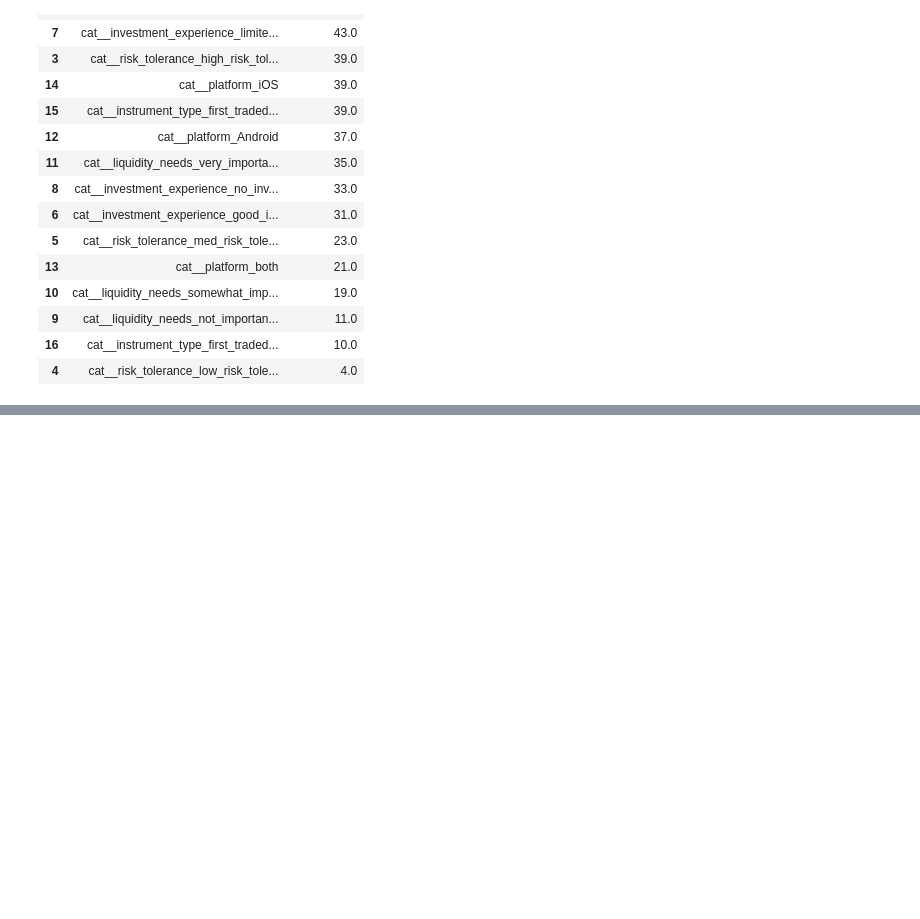
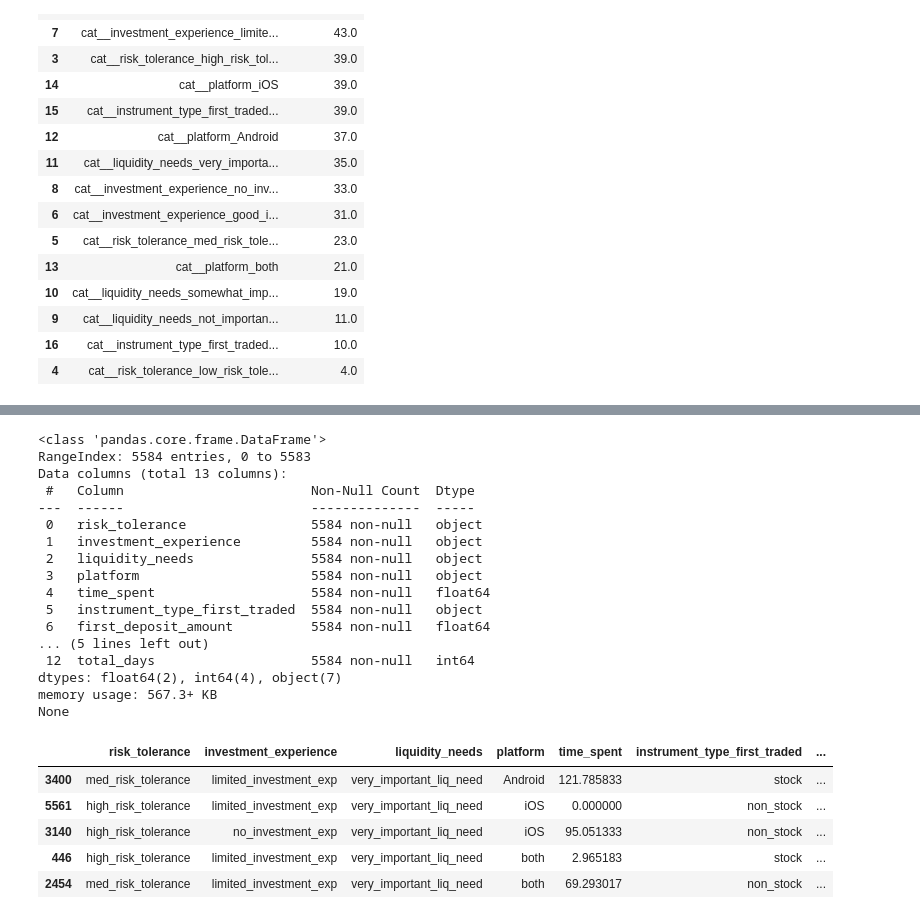
Before and after one commit to yuchild/magnimind_projects, a Jupyter notebook: robinhood_churn.ipynb, the cells around one changed output, grey strips where cells are left out. Drawn from its saved outputs; the diff is of its cells as text; code cells hidden in the pictures; blank space fills up the shorter version.

```diff
--- a/robinhood_churn.ipynb
+++ b/robinhood_churn.ipynb
@@ -967,0 +1072,12 @@ feature_importances_df
+# %%
+features_df = features_df_raw.copy()
+# change features of investment experience to 3
+features_df['investment_experience'] = features_df['investment_experience'].replace({
+    'extensive_investment_exp': 'good_investment_exp'
+})
+# Use vectorized operations to assign 'non_stock' to all values not equal to 'stock'
+features_df['instrument_type_first_traded'] = (
+    features_df['instrument_type_first_traded']
+    .where(features_df['instrument_type_first_traded'] == 'stock', 'non_stock')
+)
+features_df.info()
@@ -967,0 +1101,42 @@ feature_importances_df
+# %%
+# Assuming features_df and below_threshold_df are already defined and user_id exists in both
+
+# Merge the two DataFrames, selecting only the desired columns from below_threshold_df
+merged_df = features_df.merge(
+    below_threshold_df[['user_id', 'churn', 'times_below_20', 'days_below_20', 'total_days']],
+    on='user_id',
+    how='left'
+)
+
+# Optionally, if some users never had a below threshold event, fill NaN values with 0
+merged_df['times_below_20'] = merged_df['times_below_20'].fillna(0).astype(int)
+merged_df['days_below_20'] = merged_df['days_below_20'].fillna(0).astype(int)
+merged_df['total_days'] = merged_df['total_days'].fillna(0).astype(int)
+
+# Display info and a preview of the merged DataFrame
+print(merged_df.info())
+merged_df.sample(5)
+# %% [output]
+<class 'pandas.core.frame.DataFrame'>
+RangeIndex: 5584 entries, 0 to 5583
+Data columns (total 13 columns):
+ #   Column                        Non-Null Count  Dtype
+---  ------                        --------------  -----
+ 0   risk_tolerance                5584 non-null   object
+ 1   investment_experience         5584 non-null   object
+ 2   liquidity_needs               5584 non-null   object
+ 3   platform                      5584 non-null   object
+ 4   time_spent                    5584 non-null   float64
+ 5   instrument_type_first_traded  5584 non-null   object
+ 6   first_deposit_amount          5584 non-null   float64
+... (5 lines left out)
+ 12  total_days                    5584 non-null   int64
+dtypes: float64(2), int64(4), object(7)
+memory usage: 567.3+ KB
+None
+|  | risk_tolerance | investment_experience | liquidity_needs | platform | time_spent | instrument_type_first_traded | ... |
+| 3400 | med_risk_tolerance | limited_investment_exp | very_important_liq_need | Android | 121.785833 | stock | ... |
+| 5561 | high_risk_tolerance | limited_investment_exp | very_important_liq_need | iOS | 0.000000 | non_stock | ... |
+| 3140 | high_risk_tolerance | no_investment_exp | very_important_liq_need | iOS | 95.051333 | non_stock | ... |
+| 446 | high_risk_tolerance | limited_investment_exp | very_important_liq_need | both | 2.965183 | stock | ... |
+| 2454 | med_risk_tolerance | limited_investment_exp | very_important_liq_need | both | 69.293017 | non_stock | ... |
```
Also changed, not shown: parts of 10 cells of this notebook.
